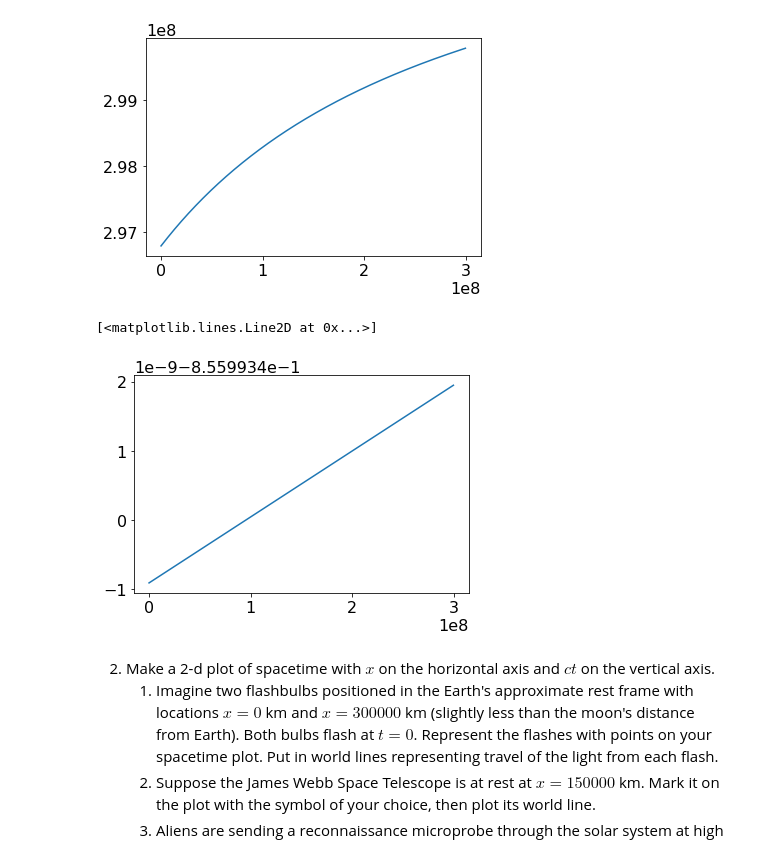
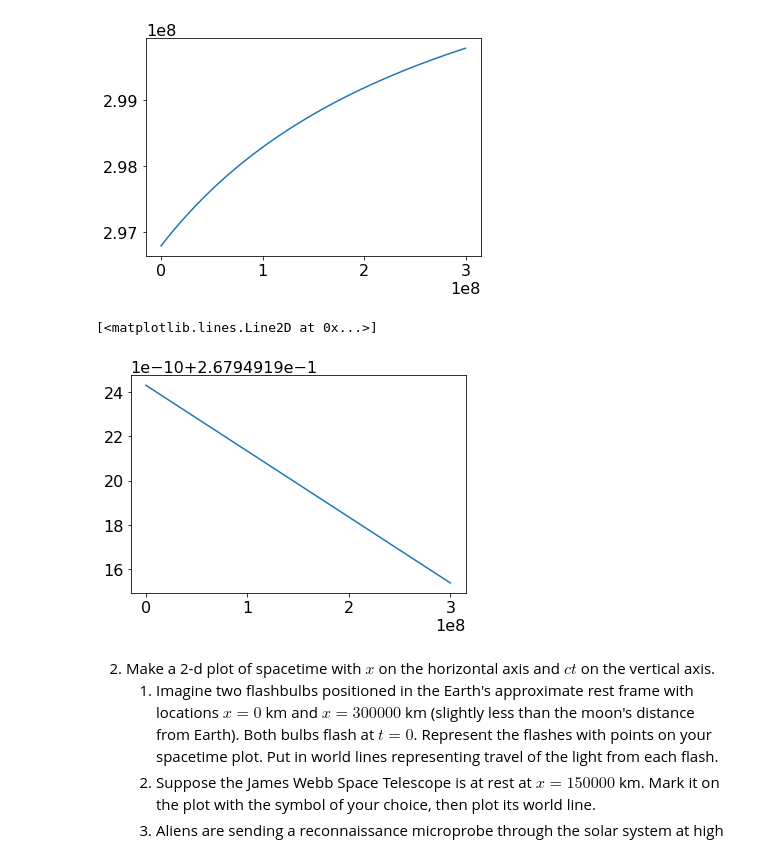
Before and after one commit to mitchrg/PHYS309-1, a Jupyter notebook: assignment3.ipynb, the cells around one changed output. Drawn from its saved outputs; the diff is of its cells as text; code cells hidden in the pictures.

```diff
--- a/assignment3.ipynb
+++ b/assignment3.ipynb
@@ -28,14 +28,15 @@ plt.plot(v*c,inverse_trans(u_prime,v*c))
 [<matplotlib.lines.Line2D at 0x...>]
 [figure]
 # %%
-gamma  = 1 / np.sqrt(1- (v**2 / c**2))
+gamma  = 1 / np.sqrt(1 - (v**2 / c**2))
+u_prime = .99*c
 def inverse_y(u_prime,v):
-  vy_frank = u_prime*np.sin(15) / (gamma *(1+(v/c**2))*u_prime*np.cos(15))
+  vy_frank = (u_prime*np.sin(np.deg2rad(15))) / (gamma *(1+(v/c**2))*u_prime*np.cos(np.deg2rad(15)))
   return vy_frank
 plt.plot(v*c,inverse_y(u_prime,v*c))
 # %% [output]
 [<matplotlib.lines.Line2D at 0x...>]
-[figure, old version]
+[figure, new version]
 # %% [markdown]
 <ol start=2>
     <li>Make a 2-d plot of spacetime with $x$ on the horizontal axis and $ct$ on the vertical axis.
```
Also changed, not shown: parts of 2 cells of this notebook.
